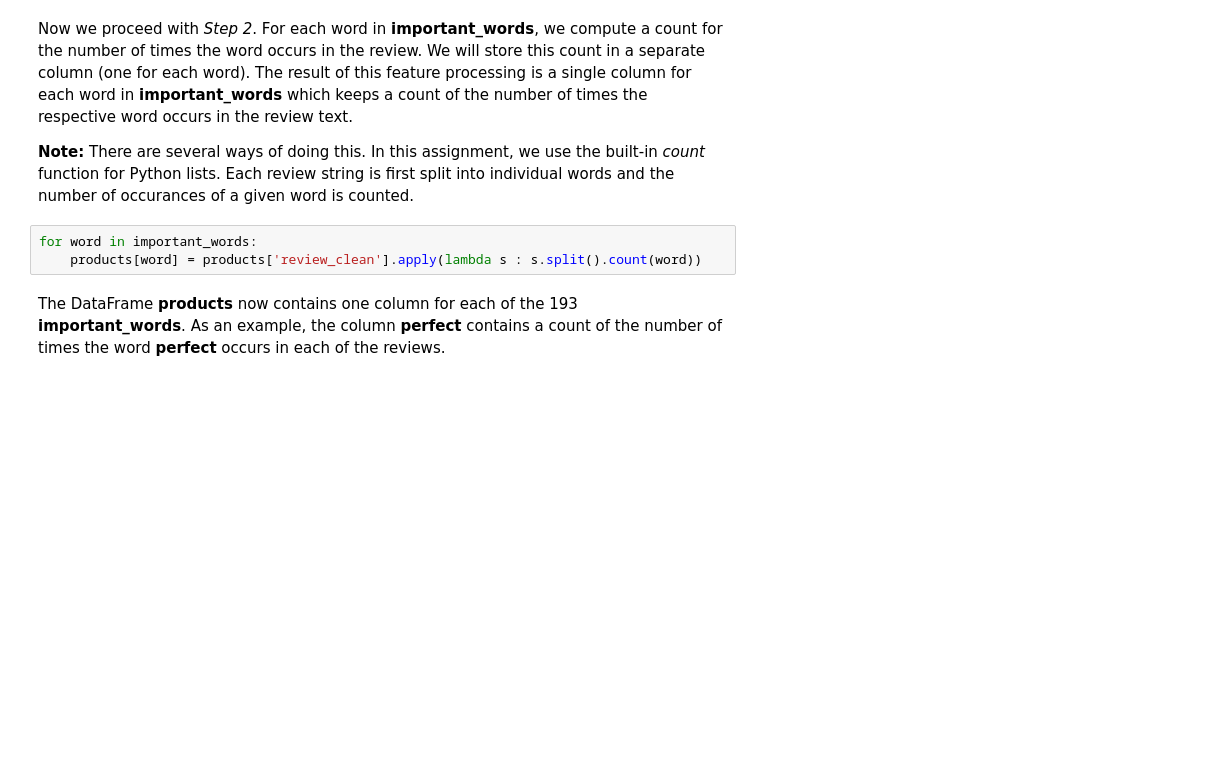
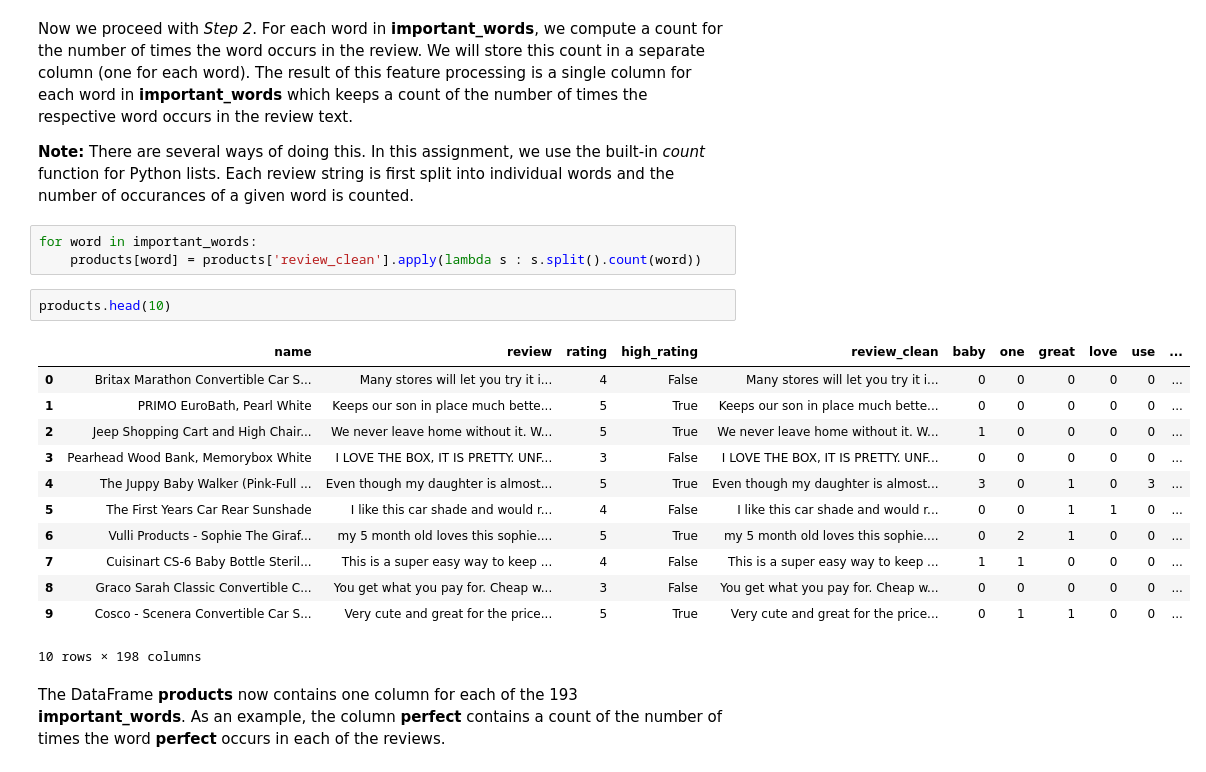
Before and after one commit to YilinGao/ML_assignments, a Jupyter notebook: hw3/hw3_code/logistic-regression-2d.ipynb, the cells around one changed output. Drawn from its saved outputs; the diff is of its cells as text; blank space fills up the shorter version.

```diff
--- a/hw3/hw3_code/logistic-regression-2d.ipynb
+++ b/hw3/hw3_code/logistic-regression-2d.ipynb
@@ -88,6 +116,21 @@ Now we proceed with *Step 2*. For each word in **important_words**, we compute a
 # %%
 for word in important_words:
     products[word] = products['review_clean'].apply(lambda s : s.split().count(word))
+# %%
+products.head(10)
+# %% [output]
+|  | name | review | rating | high_rating | review_clean | baby | one | great | love | use | ... |
+| 0 | Britax Marathon Convertible Car S... | Many stores will let you try it i... | 4 | False | Many stores will let you try it i... | 0 | 0 | 0 | 0 | 0 | ... |
+| 1 | PRIMO EuroBath, Pearl White | Keeps our son in place much bette... | 5 | True | Keeps our son in place much bette... | 0 | 0 | 0 | 0 | 0 | ... |
+| 2 | Jeep Shopping Cart and High Chair... | We never leave home without it. W... | 5 | True | We never leave home without it. W... | 1 | 0 | 0 | 0 | 0 | ... |
+| 3 | Pearhead Wood Bank, Memorybox White | I LOVE THE BOX, IT IS PRETTY. UNF... | 3 | False | I LOVE THE BOX, IT IS PRETTY. UNF... | 0 | 0 | 0 | 0 | 0 | ... |
+| 4 | The Juppy Baby Walker (Pink-Full ... | Even though my daughter is almost... | 5 | True | Even though my daughter is almost... | 3 | 0 | 1 | 0 | 3 | ... |
+| 5 | The First Years Car Rear Sunshade | I like this car shade and would r... | 4 | False | I like this car shade and would r... | 0 | 0 | 1 | 1 | 0 | ... |
+| 6 | Vulli Products - Sophie The Giraf... | my 5 month old loves this sophie.... | 5 | True | my 5 month old loves this sophie.... | 0 | 2 | 1 | 0 | 0 | ... |
+| 7 | Cuisinart CS-6 Baby Bottle Steril... | This is a super easy way to keep ... | 4 | False | This is a super easy way to keep ... | 1 | 1 | 0 | 0 | 0 | ... |
+| 8 | Graco Sarah Classic Convertible C... | You get what you pay for. Cheap w... | 3 | False | You get what you pay for. Cheap w... | 0 | 0 | 0 | 0 | 0 | ... |
+| 9 | Cosco - Scenera Convertible Car S... | Very cute and great for the price... | 5 | True | Very cute and great for the price... | 0 | 1 | 1 | 0 | 0 | ... |
+10 rows × 198 columns
 # %% [markdown]
 The DataFrame **products** now contains one column for each of the 193 **important_words**. As an example, the column **perfect** contains a count of the number of times the word **perfect** occurs in each of the reviews.
 # %% [markdown]
```
Also changed, not shown: parts of 17 cells of this notebook.
